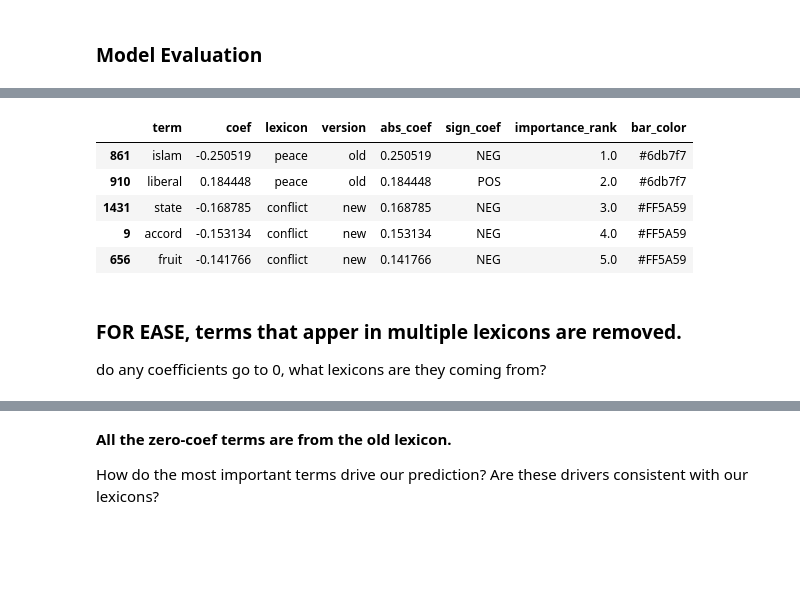
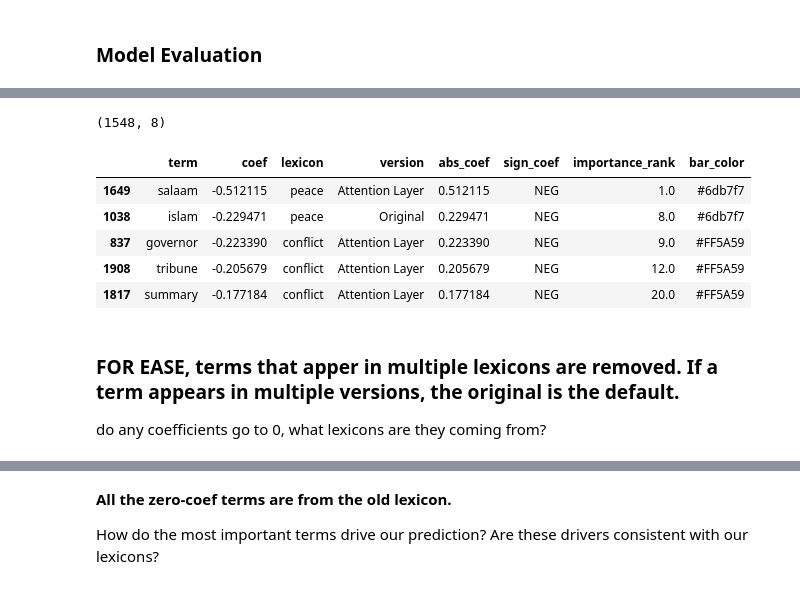
Before and after one commit to mbmackenzie/peace-speech-project, a Jupyter notebook: misc/Modeling with TF.ipynb, the cells around one changed output, grey strips where cells are left out. Cells and saved outputs as stored; diff of their text form; code cells hidden in the pictures; blank space fills up the shorter version.

```diff
--- a/misc/Modeling with TF.ipynb
+++ b/misc/Modeling with TF.ipynb
@@ -101,6 +107,7 @@ n = X_tot_word_counts.n.sum().rename("n").reset_index().set_index("term")
 n_articles = X_tot_word_counts.n.apply(lambda x: (x > 0).sum()).rename("n_articles").reset_index().set_index("term")
 
 X_tot_word_counts = n.join(n_articles).reset_index()
+X_tot_word_counts = X_tot_word_counts[X_tot_word_counts.term.str.len() > 2]
 # %% [markdown]
 Let's quickly visualize how many words might be worth dropping.
 # %%
@@ -213,7 +225,7 @@ pipeline = Pipeline([
 grid = {
     "model": [
         DummyClassifier(),
-        LogisticRegressionCV(),
+        LogisticRegressionCV(penalty='l1', solver='liblinear'),
         RandomForestClassifier()
     ]
 }
@@ -289,7 +383,7 @@ plt.suptitle(title, fontsize=22);
 pipeline = Pipeline([
     ('tfidf', TfidfTransformer()),
     ('scale', StandardScaler(with_mean=False)),
-    ('model', LogisticRegressionCV())
+    ('model', LogisticRegressionCV(penalty='l1', solver='liblinear'))
 ])
 
 pipeline.fit(X_train, y_train);
@@ -304,0 +399,26 @@ plot_confusion_matrix(pipeline, X_train, y_train, ax=ax);
+# %%
+lexicon_simple = lexicon[["lexicon", "term" , "version"]]
+lexicon_simple["present"] = True
+lexicon_simple = lexicon_simple.pivot(
+    index=["lexicon", "term"],
+    columns="version",
+    values="present"
+).reset_index().replace(np.nan, False)
+
+def get_lexicon_version(row):
+    orig = row["Original"]
+    tf = row["Term Frequency"]
+    atten = row["Attention Layer"]
+
+    if all([orig, tf, atten]):
+        return "Original"
+    elif tf:
+        return "Term Frequency"
+    elif atten:
+        return "Attention Layer"
+
+    return "Original"
+
+lexicon_simple["version"] = lexicon_simple.apply(get_lexicon_version, axis=1)
+lexicon_simple = lexicon_simple[["lexicon", "version", "term"]]
+lexicon_simple
@@ -305,42 +439,47 @@ plot_confusion_matrix(pipeline, X_train, y_train, ax=ax);
 # %%
 term_coef = pd.DataFrame(
     np.column_stack([
         X_train.columns,
         lr_fit.coef_.reshape(-1)
     ]), columns=["term", "coef"]
 )
 
 term_coef = term_coef.merge(
-    lexicon.drop("num_words", axis=1),
+    lexicon_simple,
     on="term",
     how="left"
 )
 
 colors = {
     "peace": "#6db7f7",
     "resilience": "#36CB8A",
     "conflict": "#FF5A59"
 }
 
 term_coef["coef"] = term_coef["coef"].astype(float)
 term_coef["abs_coef"] = np.abs(term_coef.coef)
 term_coef["sign_coef"] = term_coef.coef.apply(lambda x: "POS" if np.sign(x) > 0 else "NEG")
 term_coef["importance_rank"] = term_coef.abs_coef.rank(method="min", ascending=False)
 term_coef["bar_color"] = term_coef.lexicon.apply(lambda x: colors[x])
+
 term_coef = term_coef.drop_duplicates("term", keep=False)
-
+term_coef = term_coef[term_coef.term.str.len() > 3]
 term_coef = term_coef.sort_values("abs_coef", ascending=False)
 
+term_coef.to_csv("../data/LR_term_coef.csv", index=False)
+
+print(term_coef.shape)
 term_coef.head()
 # %% [output]
+(1548, 8)
 |  | term | coef | lexicon | version | abs_coef | sign_coef | importance_rank | bar_color |
-| 861 | islam | -0.250519 | peace | old | 0.250519 | NEG | 1.0 | #6db7f7 |
-| 910 | liberal | 0.184448 | peace | old | 0.184448 | POS | 2.0 | #6db7f7 |
-| 1431 | state | -0.168785 | conflict | new | 0.168785 | NEG | 3.0 | #FF5A59 |
-| 9 | accord | -0.153134 | conflict | new | 0.153134 | NEG | 4.0 | #FF5A59 |
-| 656 | fruit | -0.141766 | conflict | new | 0.141766 | NEG | 5.0 | #FF5A59 |
+| 1649 | salaam | -0.512115 | peace | Attention Layer | 0.512115 | NEG | 1.0 | #6db7f7 |
+| 1038 | islam | -0.229471 | peace | Original | 0.229471 | NEG | 8.0 | #6db7f7 |
+| 837 | governor | -0.223390 | conflict | Attention Layer | 0.223390 | NEG | 9.0 | #FF5A59 |
+| 1908 | tribune | -0.205679 | conflict | Attention Layer | 0.205679 | NEG | 12.0 | #FF5A59 |
+| 1817 | summary | -0.177184 | conflict | Attention Layer | 0.177184 | NEG | 20.0 | #FF5A59 |
 # %% [markdown]
-### FOR EASE, terms that apper in multiple lexicons are removed.
+### FOR EASE, terms that apper in multiple lexicons are removed. If a term appears in multiple versions, the original is the default.
 
 do any coefficients go to 0, what lexicons are they coming from?
 # %%
```
Also changed, not shown: parts of 29 cells of this notebook, 2 other files.
